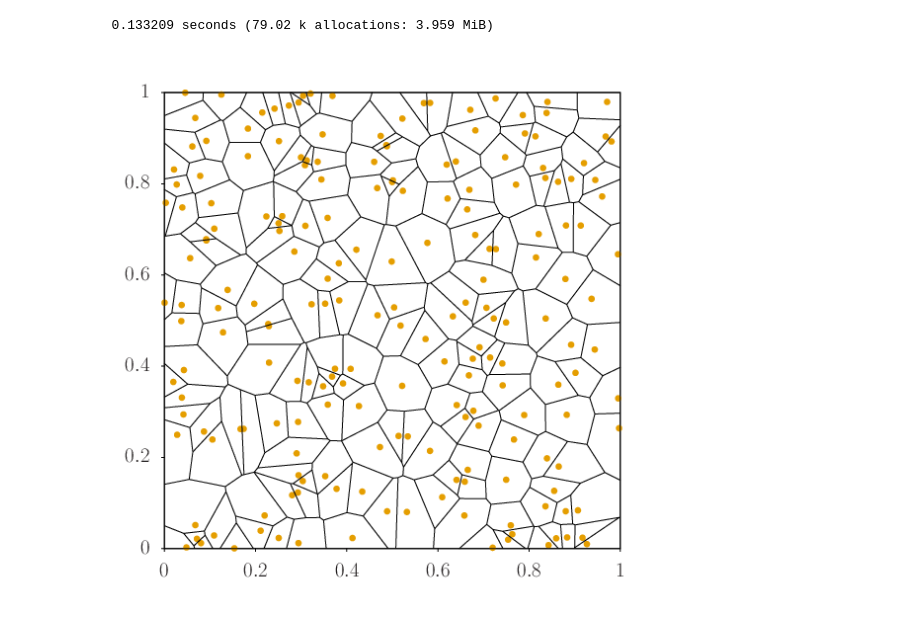
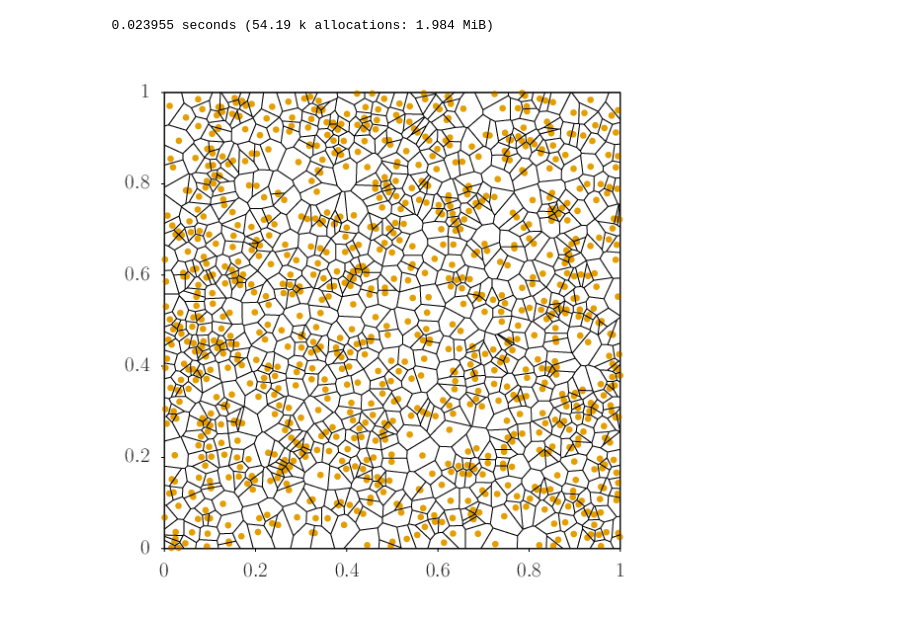
Before and after one commit to egmzcrz/VoronoiDiagram, a Jupyter notebook: example.ipynb, the cells around one changed output. Cells and saved outputs as stored; diff of their text form; code cells hidden in the pictures.

```diff
--- a/example.ipynb
+++ b/example.ipynb
@@ -4,30 +6,30 @@ include("./src/voronoi.jl");
 # %%
 function test()
-    sites = [Point(rand(),rand()) for i = 1:200]
+    sites = [Point(rand(),rand()) for i = 1:1000]
     @time edges = getVoronoiDiagram(sites)
 
     gp = gnuplot(20,20)
     println(gp, "unset key; set xrange [0:1]; set yrange [0:1];
         set tics out nomirror; set size ratio -1;
         plot '-' w p pt 7 ps 2 lt 2, '-' w l lt 1")
     for site in sites
         px = site.x
         py = site.y
         println(gp, "$px $py")
     end
     println(gp,"e")
 
     for e in edges
         px = e.start.x
         py = e.start.y
         qx = e.finish.x
         qy = e.finish.y
         println(gp, "$px $py")
         println(gp, "$qx $qy\n")
     end
     plot(gp)
 end
 test()
 # %% [output]
-  0.133209 seconds (79.02 k allocations: 3.959 MiB)
+  0.023955 seconds (54.19 k allocations: 1.984 MiB)
-[figure, old version]
+[figure, new version]
```
Also changed, not shown: parts of 2 cells of this notebook.
